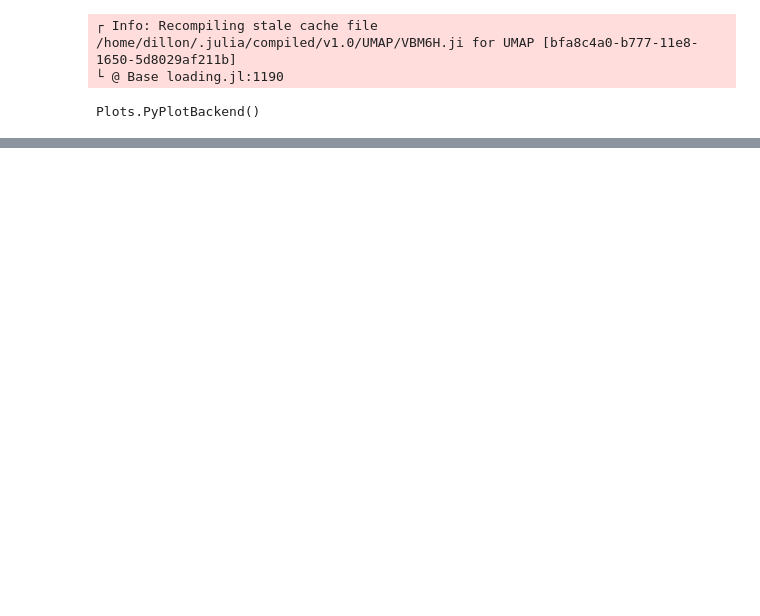
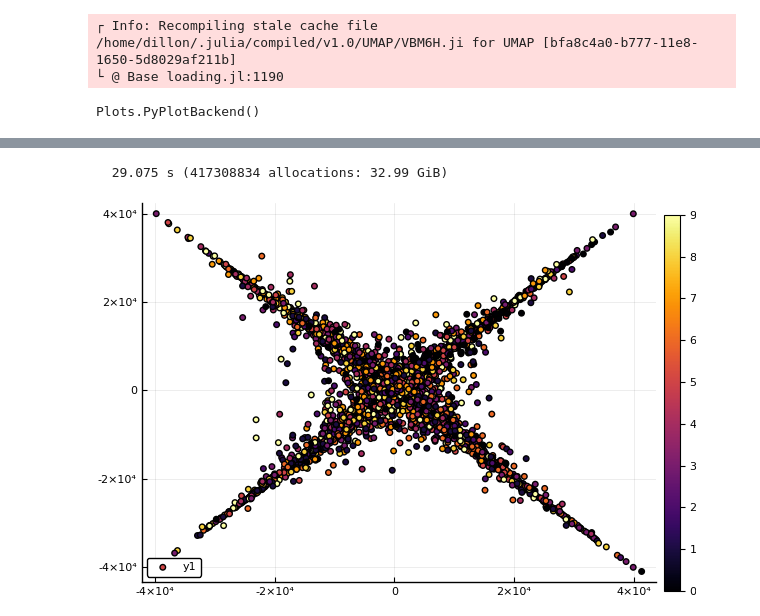
Before and after one commit to dillondaudert/UMAP.jl, a Jupyter notebook: PlotMNIST.ipynb, the cells around one changed output, grey strips where cells are left out. Saved outputs shown, nothing was run; the diff lists cells and outputs as text; code cells hidden in the pictures; blank space fills up the shorter version.

```diff
--- a/PlotMNIST.ipynb
+++ b/PlotMNIST.ipynb
@@ -29,0 +28,8 @@ scatter(x_norm, y_norm, zcolor=MNIST_data_y)
+# %%
+umap2 = @btime UMAP_(MNIST_data_x, 10, 2, 0.001; init=:spectral)
+x2 = umap2.embedding[1, :]
+y2 = umap2.embedding[2, :]
+scatter(x2, y2, zcolor=MNIST_data_y)
+# %% [output]
+  29.075 s (417308834 allocations: 32.99 GiB)
+[figure, added]
```
Also changed, not shown: parts of 2 cells of this notebook.
